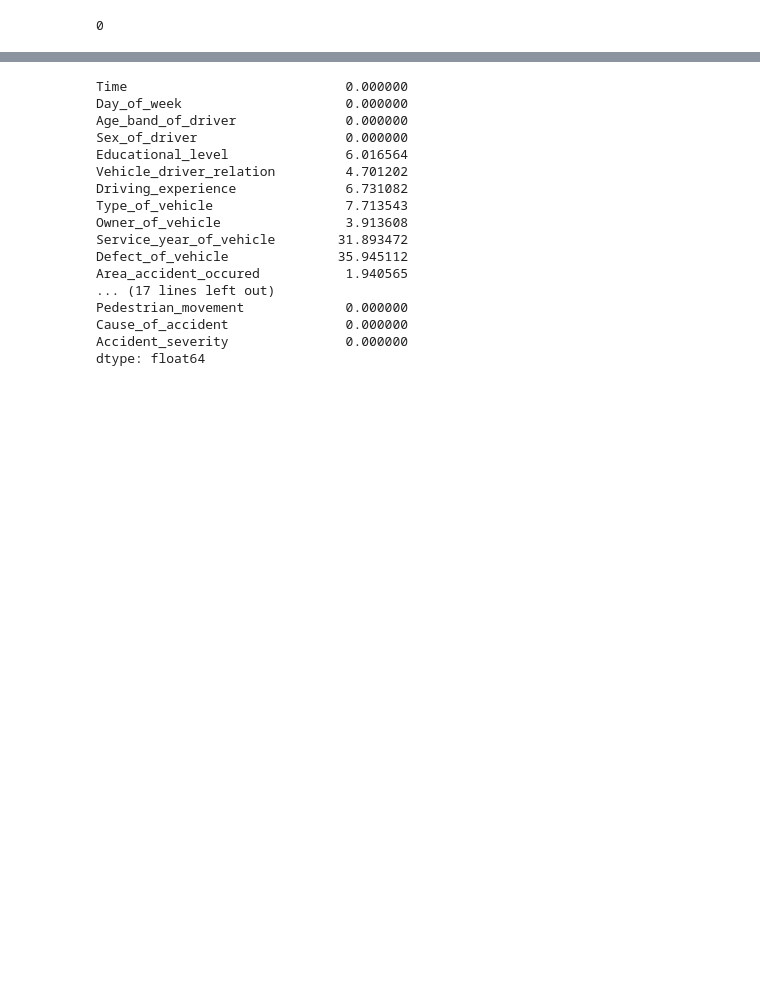
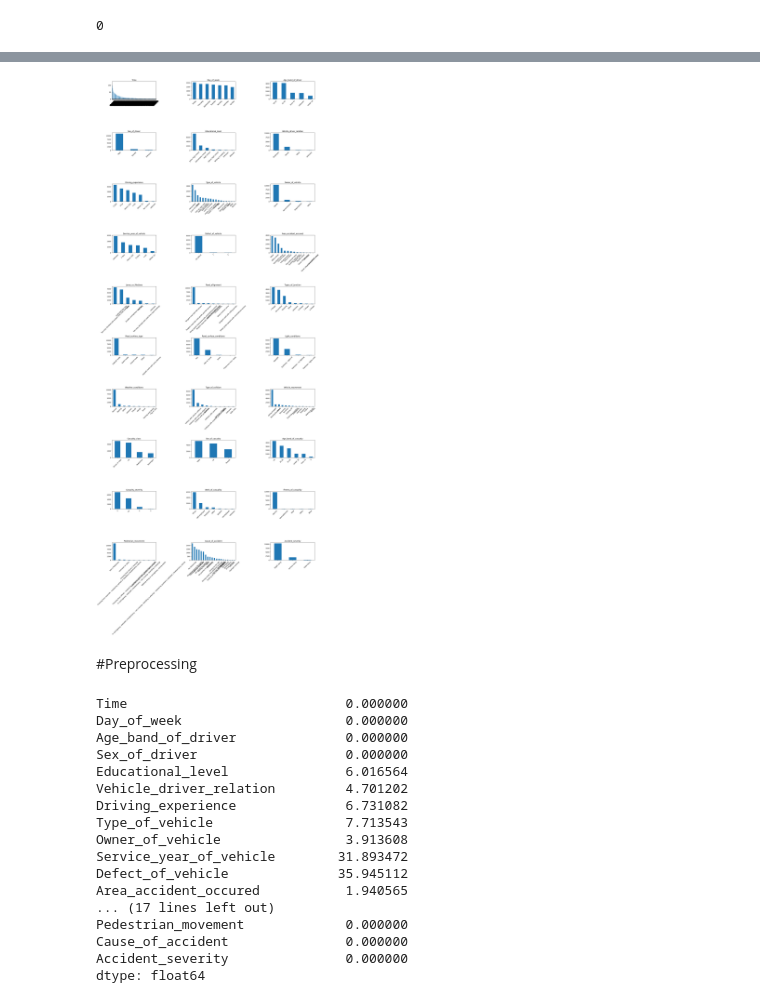
Before and after one commit to devmj092/RTA-notebook, a Jupyter notebook: ML_Project_3_RTA_by_MJ.ipynb, the cells around one changed output, grey strips where cells are left out. Cells and saved outputs as stored; diff of their text form; code cells hidden in the pictures; blank space fills up the shorter version.

```diff
--- a/ML_Project_3_RTA_by_MJ.ipynb
+++ b/ML_Project_3_RTA_by_MJ.ipynb
@@ -148,3 +192,20 @@ dataread.duplicated().sum()
+# %%
+# Plot bar chart for each categorical column
+num_columns = len(dataread.select_dtypes(include=['object']).columns)
+num_rows = (num_columns + 2) // 3  # Ensure at least 3 columns per row
+plt.figure(figsize=(20, 5 * num_rows))  # Increase figure height based on the number of rows
+for i, column in enumerate(dataread.select_dtypes(include=['object']).columns):  # Select categorical columns
+    plt.subplot(num_rows, 3, i + 1)  # Adjust subplot dimensions based on the number of columns
+    dataread[column].value_counts().plot(kind='bar')
+    plt.title(column)
+    plt.xticks(rotation=45)  # Rotate x-axis labels for better readability
+
+plt.tight_layout()  # Adjust spacing between subplots
+plt.show()
+# %% [output]
+[figure, added]
+# %% [markdown]
+#Preprocessing
 # %%
 #Calculating missing value percentage
 missing_value_percent = (dataread.isnull().sum() / dataread.shape[0]) * 100
```
Also changed, not shown: parts of 30 cells of this notebook.
